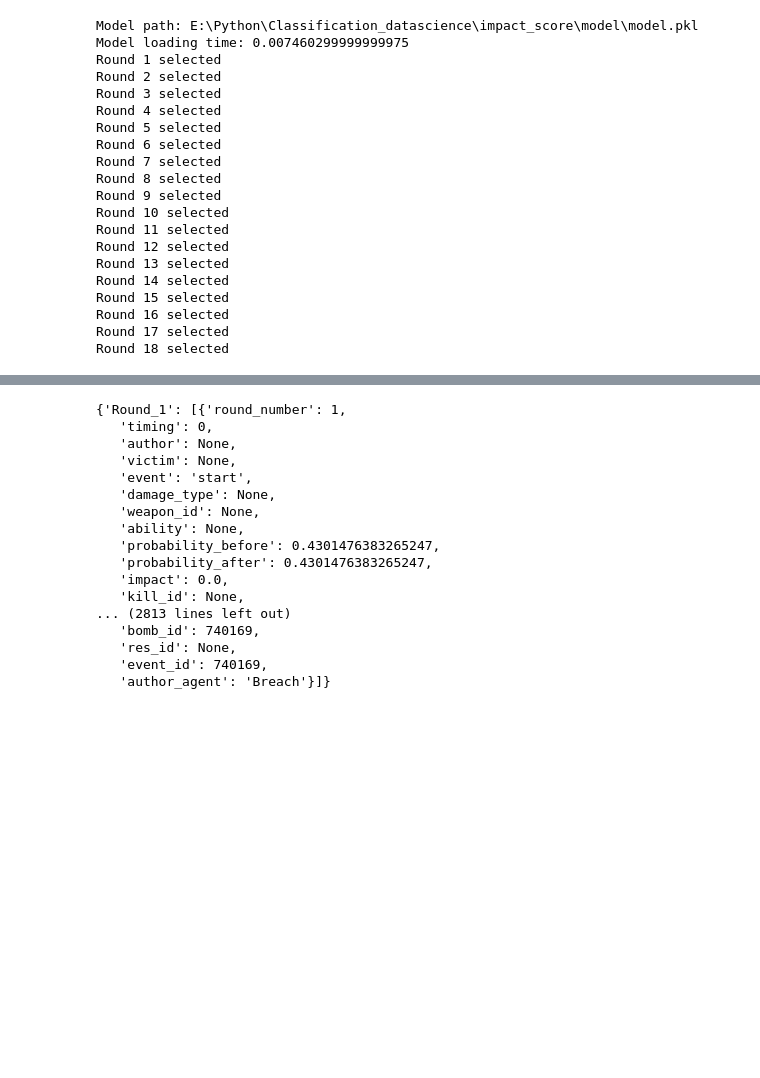
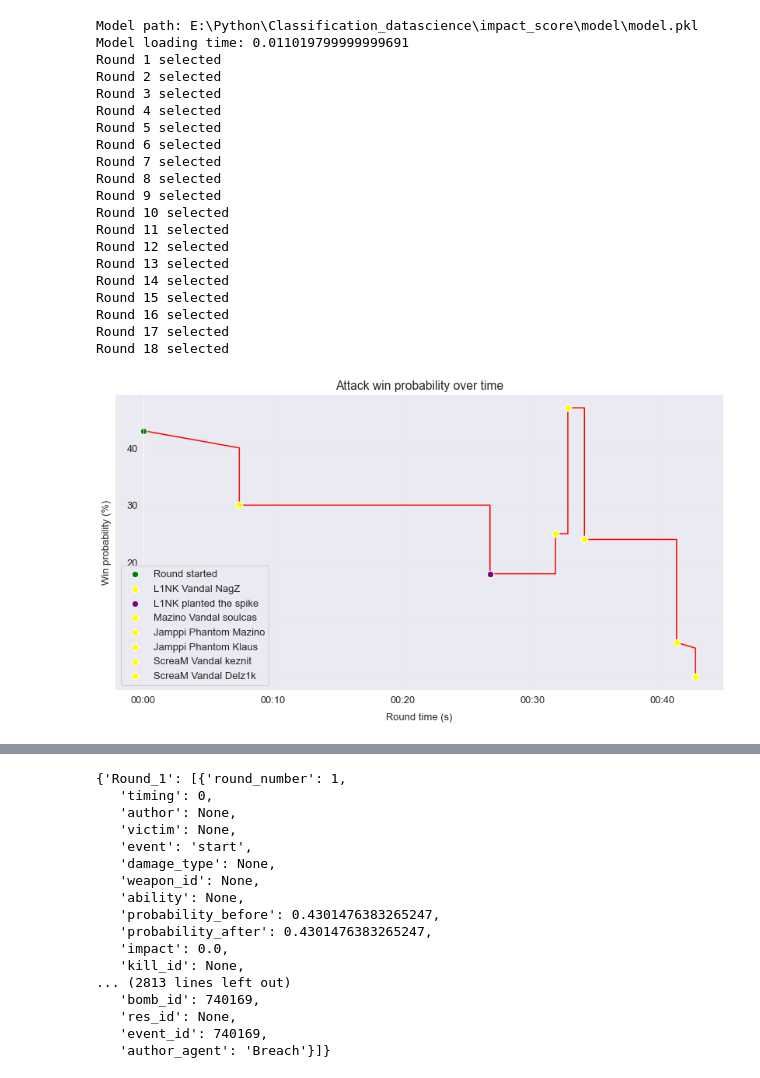
Before and after one commit to mateusb12/valorant_impact, a Jupyter notebook: impact_score/impact/plot.ipynb, the cells around one changed output, grey strips where cells are left out. Saved outputs shown, nothing was run; the diff lists cells and outputs as text; code cells hidden in the pictures; blank space fills up the shorter version.

```diff
--- a/impact_score/impact/plot.ipynb
+++ b/impact_score/impact/plot.ipynb
@@ -8,10 +8,9 @@ import time
 
 match_id = 60206
 gp = GraphPlotter(match_id)
-gp.setup_graph_data()
 # %% [output]
 Model path: E:\Python\Classification_datascience\impact_score\model\model.pkl
-Model loading time: 0.007460299999999975
+Model loading time: 0.011019799999999691
 Round 1 selected
 Round 2 selected
 Round 3 selected
@@ -30,6 +29,10 @@ Round 15 selected
 Round 16 selected
 Round 17 selected
 Round 18 selected
+# %%
+gp.base_plot(round_number=5)
+# %% [output]
+[figure, added]
 # %%
 chosen_side = "atk"
 color_dict = {"atk": "red", "def": "blue"}
```
Also changed, not shown: parts of 2 cells of this notebook, 1 other file.
